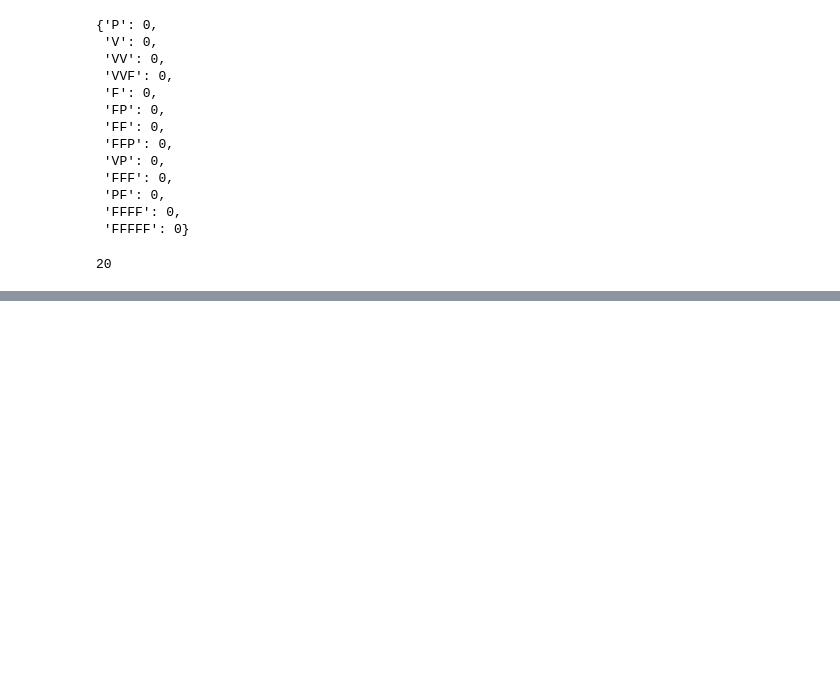
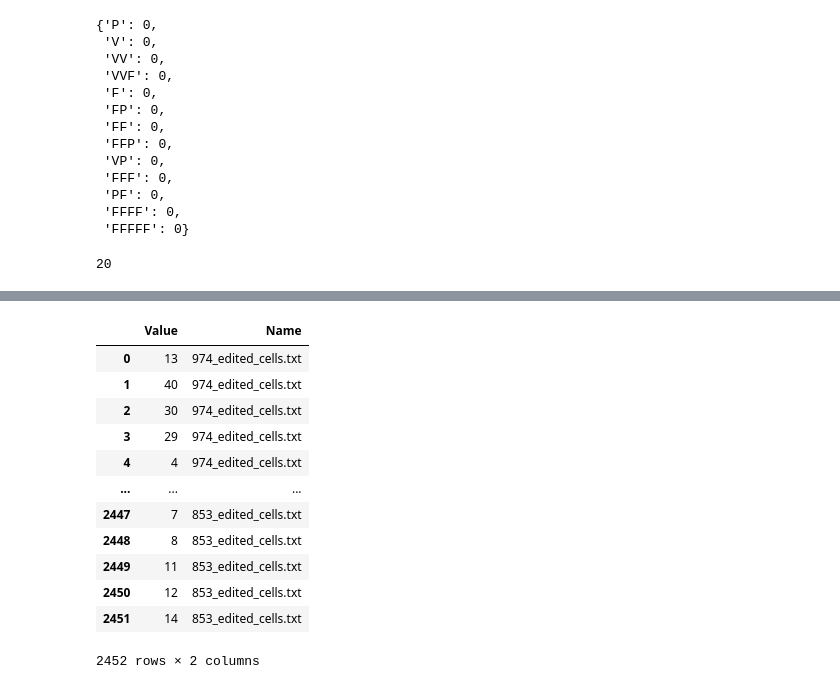
Before and after one commit to petronemilio/Pedilanthus_project, a Jupyter notebook: scripts/L-system.ipynb, the cells around one changed output, grey strips where cells are left out. Drawn from its saved outputs; the diff is of its cells as text; code cells hidden in the pictures; blank space fills up the shorter version.

Commit message:
Functionwith the lempel ziv algorithm length added to wordanalysis and implemented in wordcomplexity script. Modifications in the Lsystem notebook due to trials on the lempl ziv

```diff
--- a/scripts/L-system.ipynb
+++ b/scripts/L-system.ipynb
@@ -326,7 +327,9 @@ print(list(keys_dict))
 # %% [output]
 ['A', 'AA', 'AB', 'B', 'C', 'D', 'E', 'ABC', 'DA', 'BC', 'AAA', 'BCD', 'EE', 'EEE', 'EC', 'BB', 'BBB', 'BD', 'DAA']
 # %%
-def lempelziv(string):
+def lzcomprdist(string):
+    """This function returns the Lempl ziv
+    compression distance of each file of cells"""
     keys_dict = {}
     ind = 0
     inc = 1
@@ -341,7 +344,7 @@ def lempelziv(string):
             keys_dict[sub_str] = 0
             ind += inc
             inc = 1
-    return(keys_dict)
+    return(len(keys_dict))
 # %%
 example = 'PVVVVVFFFPFFFFPVPFFFPFFFFFFFFFFFFF'
 lempelziv(example)
@@ -364,3 +367,21 @@ example1 = 'RRRRRRRRRRRRRRRRRRRRRRRRRRRRRRRRRRRRRRRRRRRRRRRRRRRRRRRRRRRRRRRRRRRR
 lempelziv(example1)
 # %% [output]
 20
+# %%
+for values in filenames.values():
+    values.append([])
+    for i in range(0,len(values[1])):
+        x = values[1][i].replace('R','')
+        if x == '':
+            pass
+        else:
+            values[2].append(x)
+# %%
+ = {} #Empty dictionary to add values into
+#for i in range(len(filenames)):
+#    lempelziv_log[i]={}
+for values in filenames.values():
+    lempelziv_log[values[0]]=[]
+    for z in range(len(values[2])):
+        x = lzcomprdist(values[2][z])
+        lempelziv_log[values[0]].append(x)
@@ -366,0 +408,23 @@ lempelziv(example1)
+# %%
+mydataframe = pd.DataFrame()
+for k,v in lempelziv_log.items():
+    lst2 = list(np.repeat(k,len(v)))
+    df = pd.DataFrame(list(zip(v, lst2)), columns =['Value', 'Name'])
+    #df.insert(0, 'Sample', np.repeat(k, np.shape(df)[0]), True)
+    mydataframe = mydataframe.append(df, ignore_index=True)
+# %%
+mydataframe
+# %% [output]
+|  | Value | Name |
+| 0 | 13 | 974_edited_cells.txt |
+| 1 | 40 | 974_edited_cells.txt |
+| 2 | 30 | 974_edited_cells.txt |
+| 3 | 29 | 974_edited_cells.txt |
+| 4 | 4 | 974_edited_cells.txt |
+| ... | ... | ... |
+| 2447 | 7 | 853_edited_cells.txt |
+| 2448 | 8 | 853_edited_cells.txt |
+| 2449 | 11 | 853_edited_cells.txt |
+| 2450 | 12 | 853_edited_cells.txt |
+| 2451 | 14 | 853_edited_cells.txt |
+2452 rows × 2 columns
```
Also changed, not shown: parts of 2 cells of this notebook, 2 other files.
